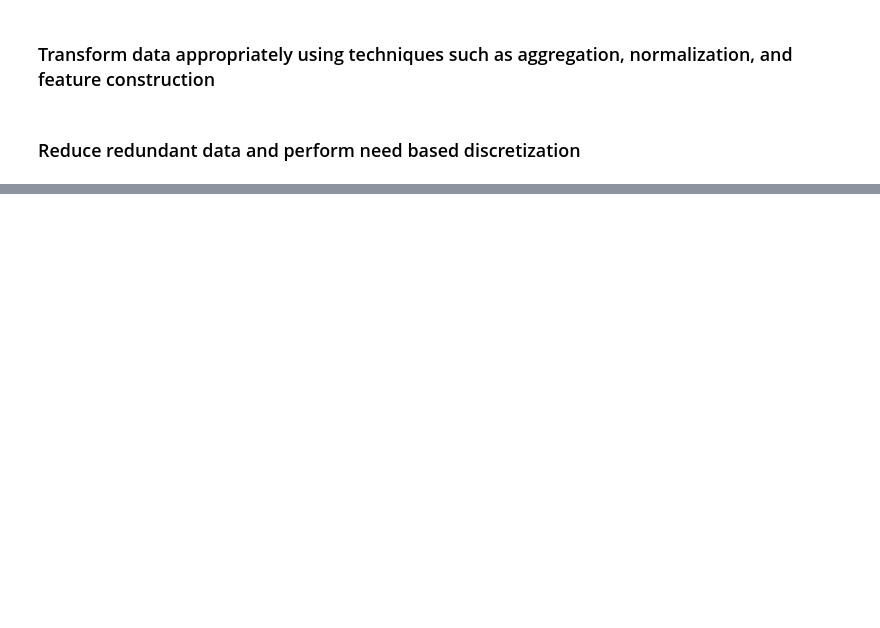
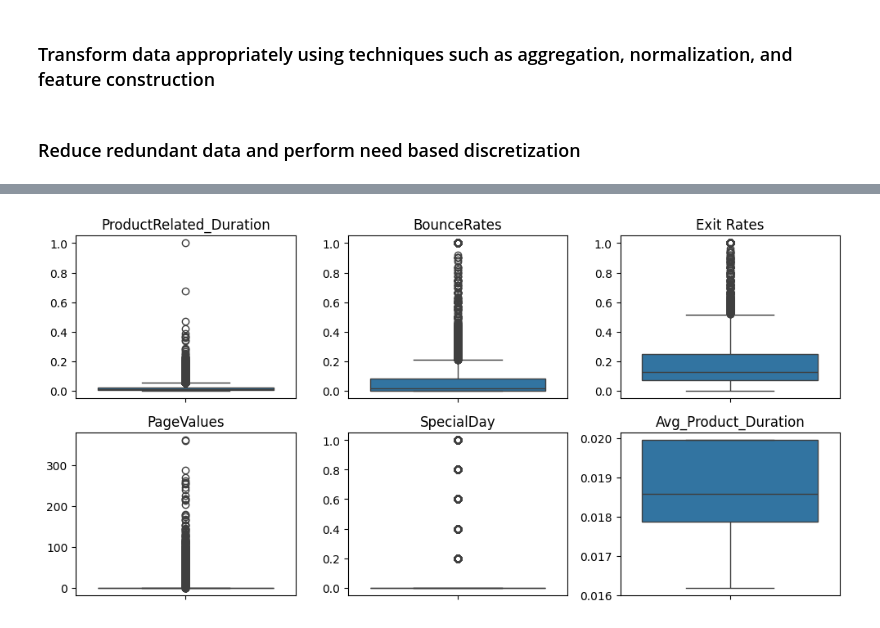
Before and after one commit to darth-franky/Applied-Data-Science, a Jupyter notebook: e_commerce_dataset.ipynb, the cells around one changed output, grey strips where cells are left out. Drawn from its saved outputs; the diff is of its cells as text; code cells hidden in the pictures; blank space fills up the shorter version.

```diff
--- a/e_commerce_dataset.ipynb
+++ b/e_commerce_dataset.ipynb
@@ -152,0 +183,5 @@ Data columns (total 21 columns):
+# %%
+numerical_variables = ['ProductRelated_Duration', 'BounceRates', 'ExitRates', 'PageValues',
+'SpecialDay', 'Avg_Product_Duration', 'TotalDuration']
+# Filter numerical
+numerical_df = e_df[ numerical_variables]
@@ -152,0 +201,38 @@ Data columns (total 21 columns):
+# %%
+# Create subplots
+# Axes 2*3 matrix axes
+fig, axes = plt.subplots(2, 3, figsize=(10, 5))
+
+# Boxplot for ProductRelated_Duration
+sns.boxplot(y=numerical_df['ProductRelated_Duration'], ax=axes[0,0])
+axes[0,0].set_title('ProductRelated_Duration')
+
+# Boxplot for BounceRates
+sns.boxplot(y=numerical_df['BounceRates'],  ax=axes[0,1])
+axes[0,1].set_title('BounceRates')
+
+# Boxplot for ExitRates
+sns.boxplot(y=numerical_df['ExitRates'], ax=axes[0,2] )
+axes[0,2].set_title('Exit Rates')
+
+# Boxplot for PageValues
+sns.boxplot(y=numerical_df['PageValues'], ax=axes[1,0])
+axes[1,0].set_title('PageValues')
+
+# Boxplot for SpecialDay
+sns.boxplot(y=numerical_df['SpecialDay'],  ax=axes[1,1])
+axes[1,1].set_title('SpecialDay')
+
+# Boxplot for Avg_Product_Duration
+sns.boxplot(y=numerical_df['Avg_Product_Duration'], ax=axes[1,2] )
+axes[1,2].set_title('Avg_Product_Duration')
+
+# Removes y-labels from all plots
+for row in axes:
+    for element in row:
+        element.set_ylabel("")
+
+plt.tight_layout()
+plt.show()
+# %% [output]
+[figure, added]
```
Also changed, not shown: parts of 14 cells of this notebook, 4 other files.
